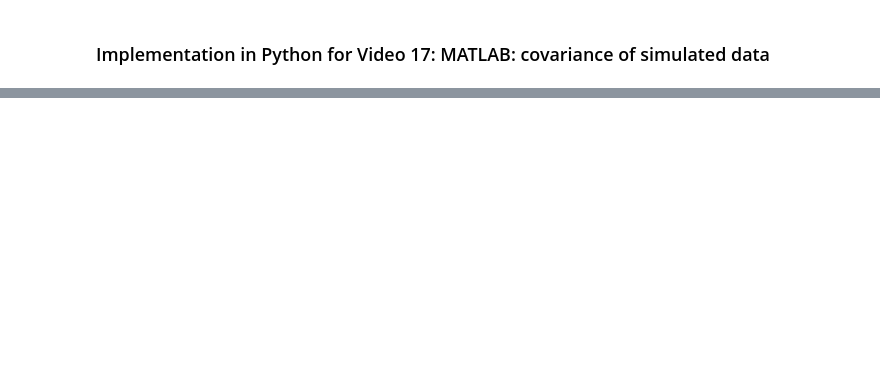
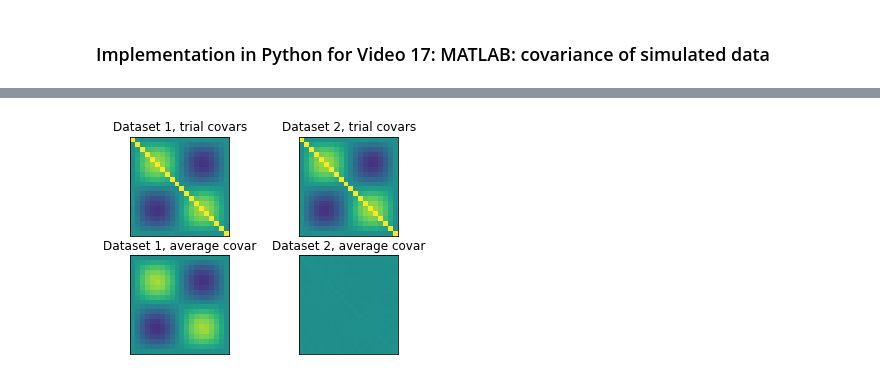
Before and after one commit to chyumin/learning, a Jupyter notebook: pca_neural_data/Section3/17. Covariance of simulated data.ipynb, the cells around one changed output, grey strips where cells are left out. Cells and saved outputs as stored; diff of their text form; code cells hidden in the pictures; blank space fills up the shorter version.

```diff
--- a/pca_neural_data/Section3/17. Covariance of simulated data.ipynb
+++ b/pca_neural_data/Section3/17. Covariance of simulated data.ipynb
@@ -69,0 +125,2 @@ plt.show()
+# %%
+cov_mat1, cov_mat2 = np.zeros((2, M, M))
@@ -69,0 +140,46 @@ plt.show()
+# %%
+data_ave1 = np.mean(data[0], axis=0)
+data_ave2 = np.mean(data[1], axis=0)
+
+# Covariance for data 1
+tmp_data = (data_ave1.T - np.mean(data_ave1)).T
+cov_mat3 = (tmp_data@tmp_data.T) / (N - 1)
+
+# Covariance for data 2
+
+tmp_data = (data_ave2.T - np.mean(data_ave2)).T
+cov_mat4 = (tmp_data@tmp_data.T) / (N - 1)
+# %%
+plt.figure(figsize=(4, 4))
+plt.subplot(2, 2, 1)
+plt.imshow(cov_mat1)
+plt.title('Dataset 1, trial covars')
+plt.xticks([])
+plt.yticks([])
+plt.clim(-.7, .7)
+
+plt.subplot(2, 2, 2)
+plt.imshow(cov_mat2)
+plt.title('Dataset 2, trial covars')
+plt.xticks([])
+plt.yticks([])
+plt.clim(-.7, .7)
+
+plt.subplot(2, 2, 3)
+plt.imshow(cov_mat3)
+plt.title('Dataset 1, average covar')
+plt.xticks([])
+plt.yticks([])
+plt.clim(-.7, .7)
+
+plt.subplot(2, 2, 4)
+plt.imshow(cov_mat4)
+plt.title('Dataset 2, average covar')
+plt.xticks([])
+plt.yticks([])
+plt.clim(-.7, .7)
+
+plt.subplots_adjust(right=1.2)
+plt.show()
+# %% [output]
+[figure, added]
```
Also changed, not shown: parts of 10 cells of this notebook.
